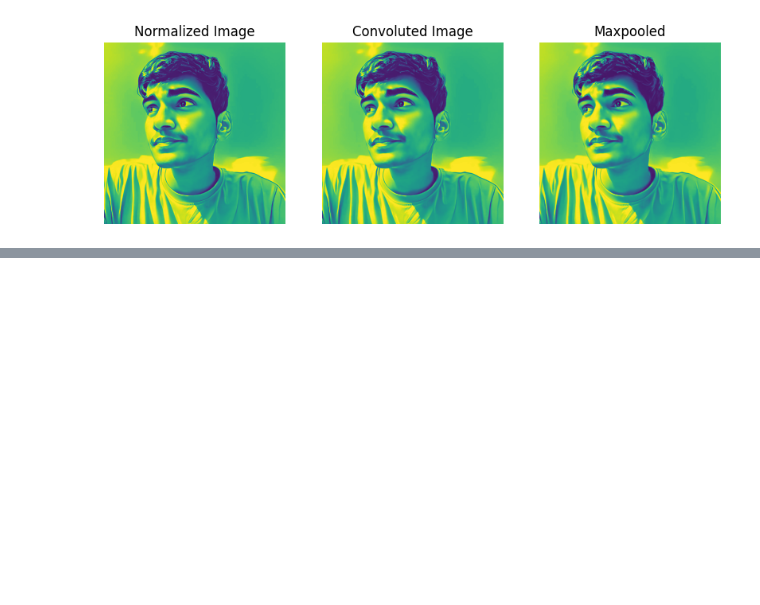
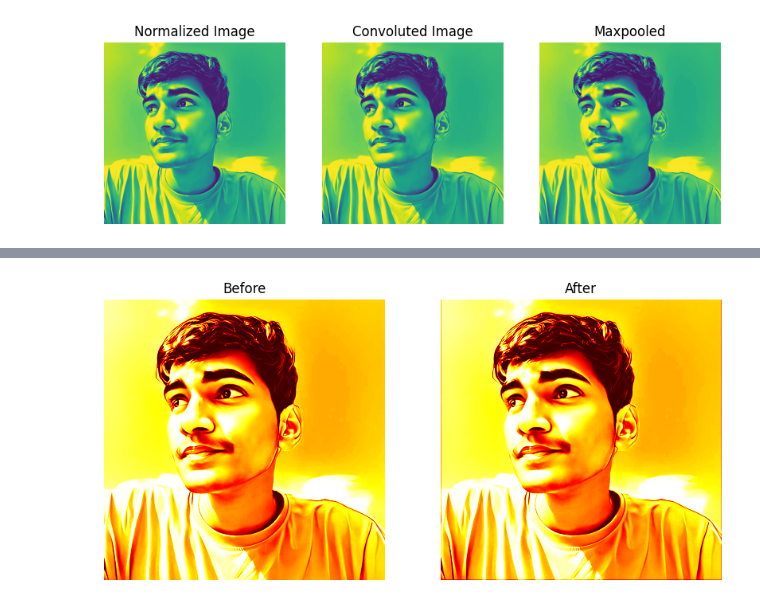
Before and after one commit to 5h4rrk/dl-experiments, a Jupyter notebook: CNN.ipynb, the cells around one changed output, grey strips where cells are left out. Saved outputs shown, nothing was run; the diff lists cells and outputs as text; code cells hidden in the pictures; blank space fills up the shorter version.

```diff
--- a/CNN.ipynb
+++ b/CNN.ipynb
@@ -218,0 +233,30 @@ plt.imshow(maxpol2)
+# %%
+from numba import jit
+
+@jit(nopython=True)
+def padThePixels(x):
+    lt_pad , rt_pad = x.shape[0] %3 , x.shape[1] % 3
+    blur_buff = np.zeros((x.shape[0] + lt_pad, x.shape[1] + rt_pad), dtype=np.float32)
+    for row in range(1,blur_buff.shape[0] -1 ):
+        for col in range(1,blur_buff.shape[1] -1 ):
+            blur_buff[row, col] = x[row, col]
+    return blur_buff
+# %%
+blur_buff = padThePixels(img_norm[:,:])
+# %%
+
+def plotImg(a,b,title="Image", cmap="hot",axis=False):
+    plt.figure(figsize=(10,10))
+    plt.subplot(1,2,1)
+    plt.title("Before")
+    plt.imshow(a, cmap=cmap)
+    plt.axis(False)
+    plt.subplot(1,2,2)
+    plt.title("After")
+    plt.imshow(b, cmap=cmap)
+    plt.axis(False)
+# %%
+# Before -> Normal After -> Padded Image
+plotImg(img_norm, blur_buff)
+# %% [output]
+[figure, added]
```
Also changed, not shown: parts of 3 cells of this notebook.
